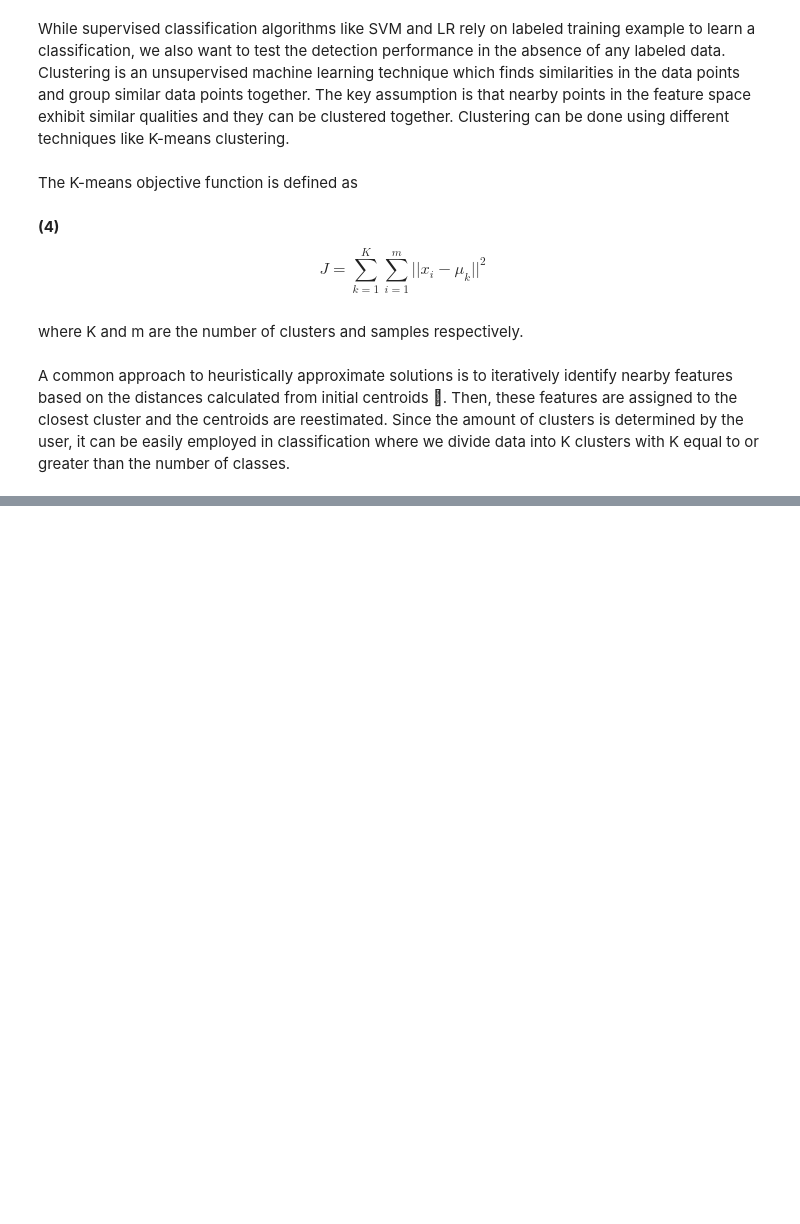
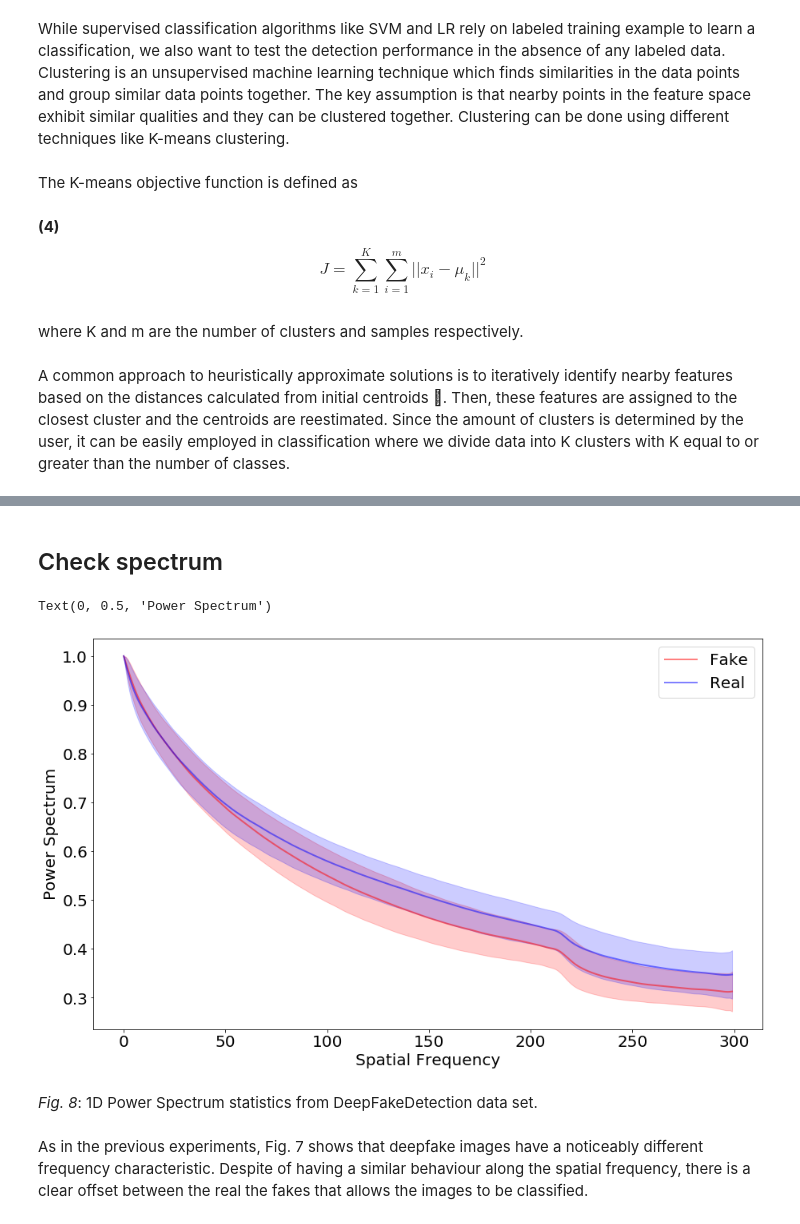
Before and after one commit to dimitarmileski/Unmasking-DeepFakes-with-simple-Features-Reproducing-paper, a Jupyter notebook: Unmasking DeepFakes with simple Features.ipynb, the cells around one changed output, grey strips where cells are left out. Drawn from its saved outputs; the diff is of its cells as text; code cells hidden in the pictures; blank space fills up the shorter version.

Commit message:
Experiments

```diff
--- a/Unmasking DeepFakes with simple Features.ipynb
+++ b/Unmasking DeepFakes with simple Features.ipynb
@@ -388,0 +774,56 @@ the number of classes.
+# %% [markdown]
+## Check spectrum
+# %%
+num = int(X.shape[0]/2)
+num_feat = X.shape[1]
+
+psd1D_org_0 = np.zeros((num,num_feat))
+psd1D_org_1 = np.zeros((num,num_feat))
+psd1D_org_0_mean = np.zeros(num_feat)
+psd1D_org_0_std = np.zeros(num_feat)
+psd1D_org_1_mean = np.zeros(num_feat)
+psd1D_org_1_std = np.zeros(num_feat)
+
+cont_0=0
+cont_1=0
+
+# We separate real and fake using the label
+for x in range(X.shape[0]):
+    if y[x]==0:
+        psd1D_org_0[cont_0,:] = X[x,:]
+        cont_0+=1
+    elif y[x]==1:
+        psd1D_org_1[cont_1,:] = X[x,:]
+        cont_1+=1
+
+# We compute statistcis
+for x in range(num_feat):
+    psd1D_org_0_mean[x] = np.mean(psd1D_org_0[:,x])
+    psd1D_org_0_std[x]= np.std(psd1D_org_0[:,x])
+    psd1D_org_1_mean[x] = np.mean(psd1D_org_1[:,x])
+    psd1D_org_1_std[x]= np.std(psd1D_org_1[:,x])
+
+# Plot
+x = np.arange(0, num_feat, 1)
+fig, ax = plt.subplots(figsize=(15, 9))
+ax.plot(x, psd1D_org_0_mean, alpha=0.5, color='red', label='Fake', linewidth =2.0)
+ax.fill_between(x, psd1D_org_0_mean - psd1D_org_0_std, psd1D_org_0_mean + psd1D_org_0_std, color='red', alpha=0.2)
+ax.plot(x, psd1D_org_1_mean, alpha=0.5, color='blue', label='Real', linewidth =2.0)
+ax.fill_between(x, psd1D_org_1_mean - psd1D_org_1_std, psd1D_org_1_mean + psd1D_org_1_std, color='blue', alpha=0.2)
+plt.tick_params(axis='x', labelsize=20)
+plt.tick_params(axis='y', labelsize=20)
+ax.legend(loc='best', prop={'size': 20})
+plt.xlabel("Spatial Frequency", fontsize=20)
+plt.ylabel("Power Spectrum", fontsize=20)
+# %% [output]
+Text(0, 0.5, 'Power Spectrum')
+[figure, added]
+# %% [markdown]
+*Fig. 8*: 1D Power Spectrum statistics from DeepFakeDetection
+data set.
+# %% [markdown]
+As in the previous experiments,
+Fig. 7 shows that deepfake images have a noticeably different frequency characteristic. Despite of having a similar
+behaviour along the spatial frequency, there is a clear offset
+between the real the fakes that allows the images to be
+classified.
```
Also changed, not shown: parts of 52 cells of this notebook, 4 other files.
